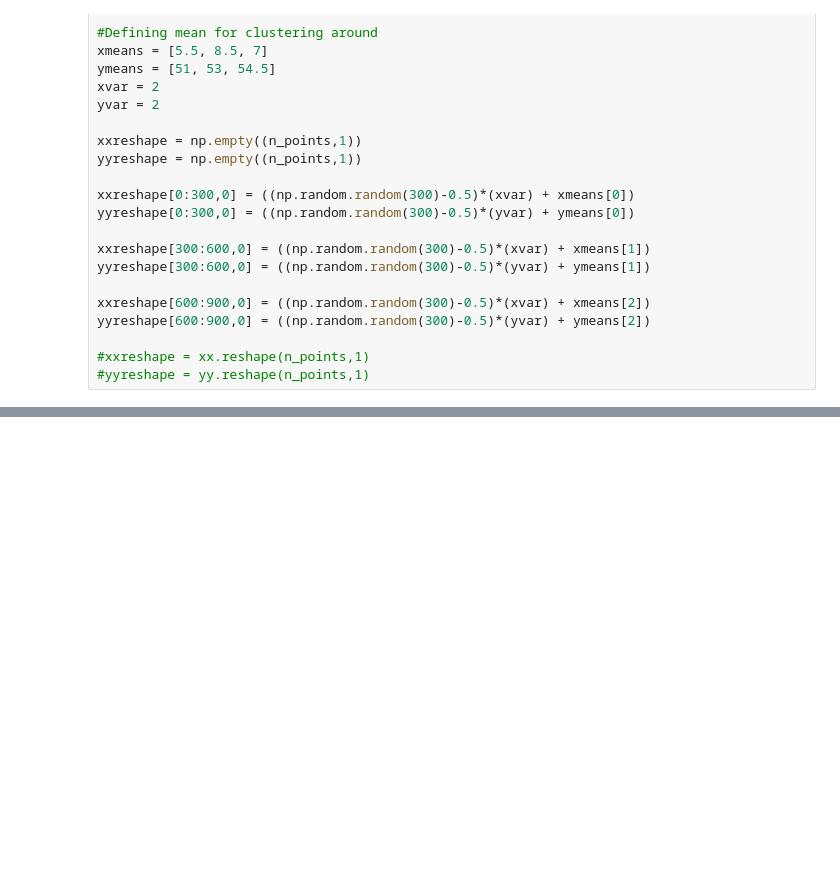
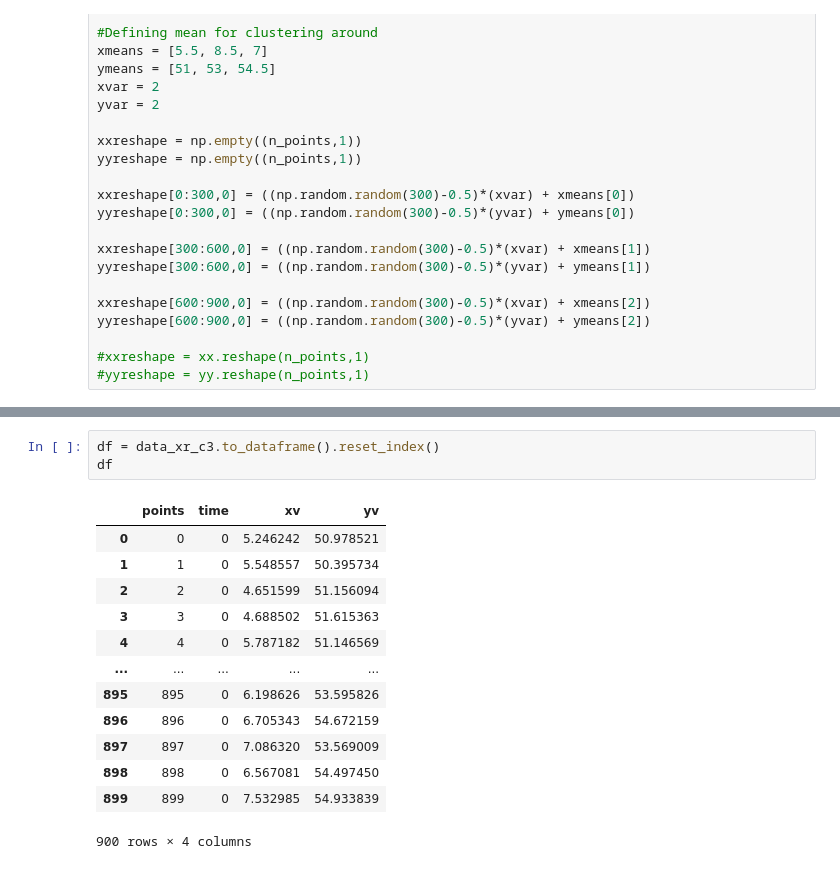
Before and after one commit to TUDelftGeodesy/stmtools, a Jupyter notebook: density_subset.ipynb, the cells around one changed output, grey strips where cells are left out. Saved outputs shown, nothing was run; the diff lists cells and outputs as text; blank space fills up the shorter version.

```diff
--- a/density_subset.ipynb
+++ b/density_subset.ipynb
@@ -249,0 +250,17 @@ Data variables:
+# %%
+df = data_xr_c3.to_dataframe().reset_index()
+df
+# %% [output]
+|  | points | time | xv | yv |
+| 0 | 0 | 0 | 5.246242 | 50.978521 |
+| 1 | 1 | 0 | 5.548557 | 50.395734 |
+| 2 | 2 | 0 | 4.651599 | 51.156094 |
+| 3 | 3 | 0 | 4.688502 | 51.615363 |
+| 4 | 4 | 0 | 5.787182 | 51.146569 |
+| ... | ... | ... | ... | ... |
+| 895 | 895 | 0 | 6.198626 | 53.595826 |
+| 896 | 896 | 0 | 6.705343 | 54.672159 |
+| 897 | 897 | 0 | 7.086320 | 53.569009 |
+| 898 | 898 | 0 | 6.567081 | 54.497450 |
+| 899 | 899 | 0 | 7.532985 | 54.933839 |
+900 rows × 4 columns
```
Also changed, not shown: parts of 12 cells of this notebook, 2 other files.
